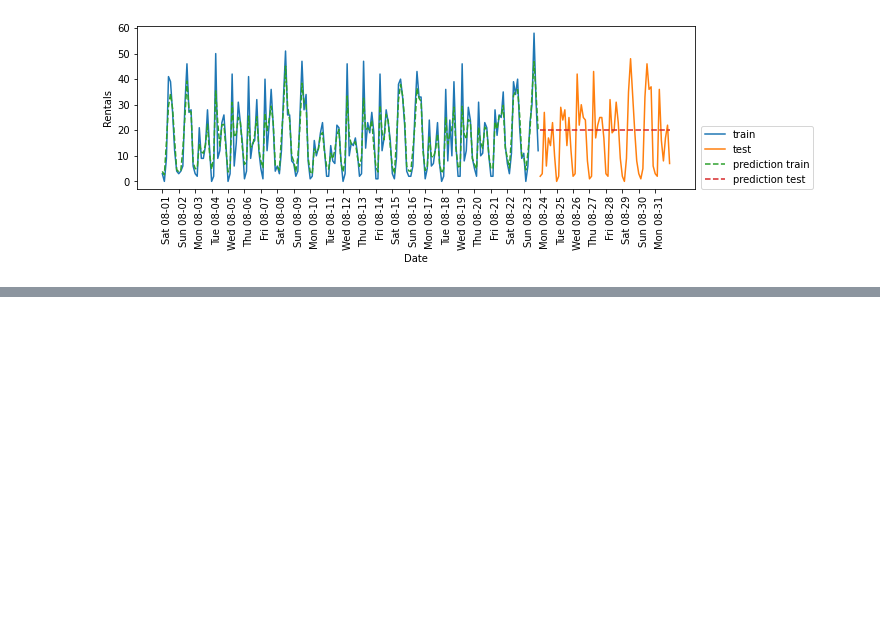
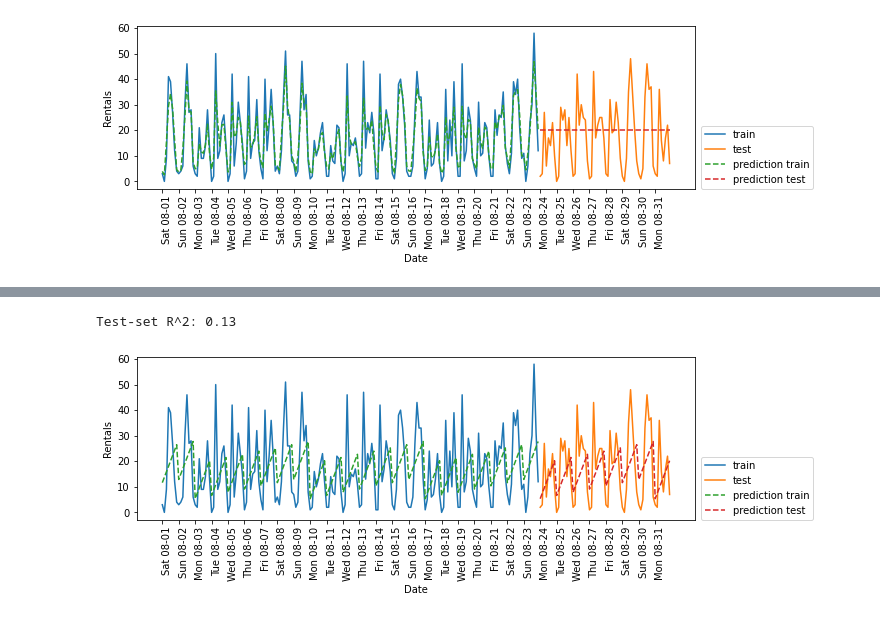
Before and after one commit to yuzuki-yosimura/Introduction-to-Machine-Learning-with-Python, a Jupyter notebook: Chapter4.ipynb, the cells around one changed output, grey strips where cells are left out. Cells and saved outputs as stored; diff of their text form; code cells hidden in the pictures; blank space fills up the shorter version.

```diff
--- a/Chapter4.ipynb
+++ b/Chapter4.ipynb
@@ -505,0 +518,6 @@ Test-set R^2: -0.04
+# %%
+from sklearn.linear_model import LinearRegression
+eval_on_features(X_hour_week, y, LinearRegression())
+# %% [output]
+Test-set R^2: 0.13
+[figure, added]
```
Also changed, not shown: parts of 8 cells of this notebook.
